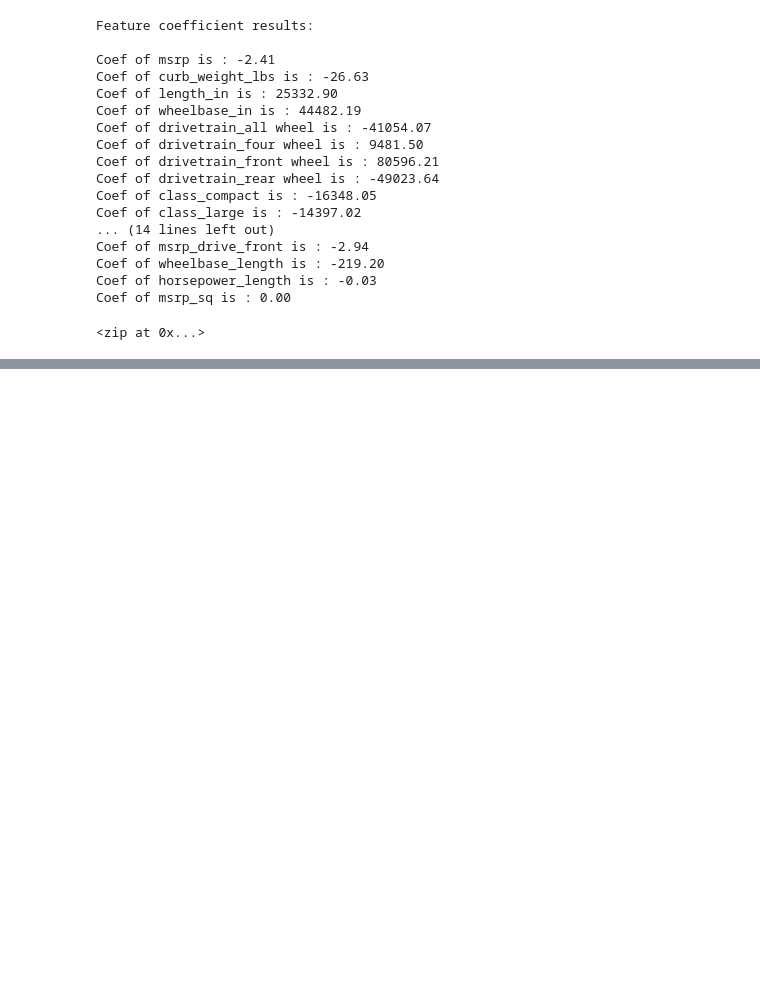
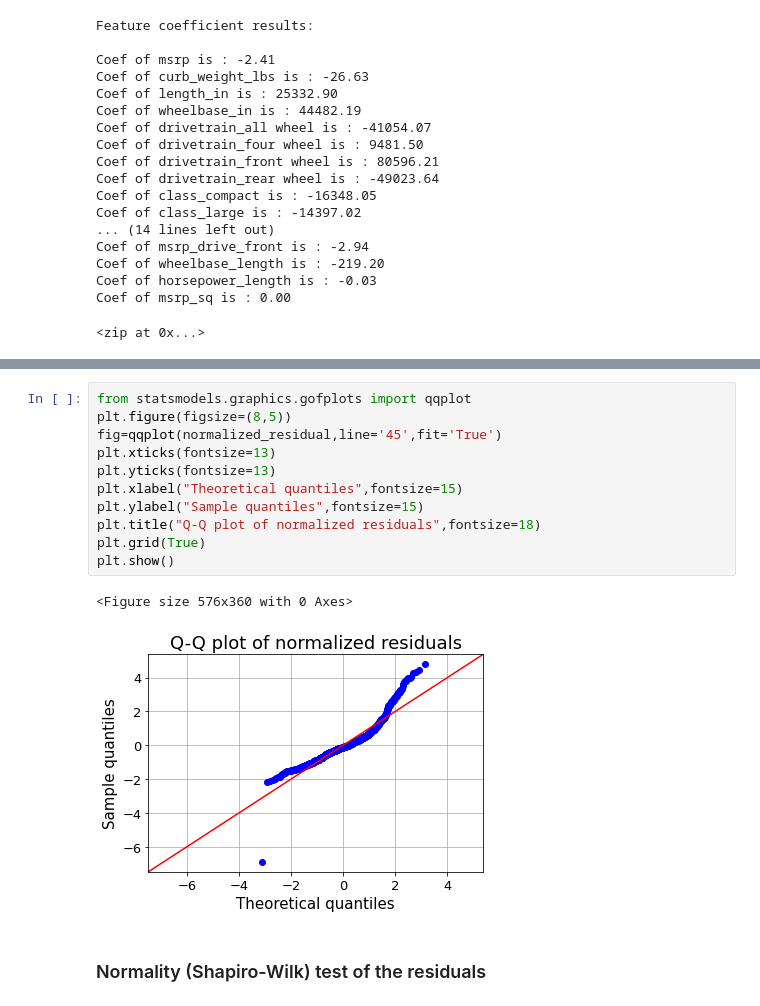
Before and after one commit to racheldilley1/car-sales-predictor, a Jupyter notebook: Notebooks/EDA & Modeling Workbook.ipynb, the cells around one changed output, grey strips where cells are left out. Cells and saved outputs as stored; diff of their text form; blank space fills up the shorter version.

```diff
--- a/Notebooks/EDA & Modeling Workbook.ipynb
+++ b/Notebooks/EDA & Modeling Workbook.ipynb
@@ -874,0 +908,16 @@ Coef of msrp_sq is : 0.00
+# %%
+from statsmodels.graphics.gofplots import qqplot
+plt.figure(figsize=(8,5))
+fig=qqplot(normalized_residual,line='45',fit='True')
+plt.xticks(fontsize=13)
+plt.yticks(fontsize=13)
+plt.xlabel("Theoretical quantiles",fontsize=15)
+plt.ylabel("Sample quantiles",fontsize=15)
+plt.title("Q-Q plot of normalized residuals",fontsize=18)
+plt.grid(True)
+plt.show()
+# %% [output]
+<Figure size 576x360 with 0 Axes>
+[figure, added]
+# %% [markdown]
+### Normality (Shapiro-Wilk) test of the residuals
```
Also changed, not shown: parts of 9 cells of this notebook.
